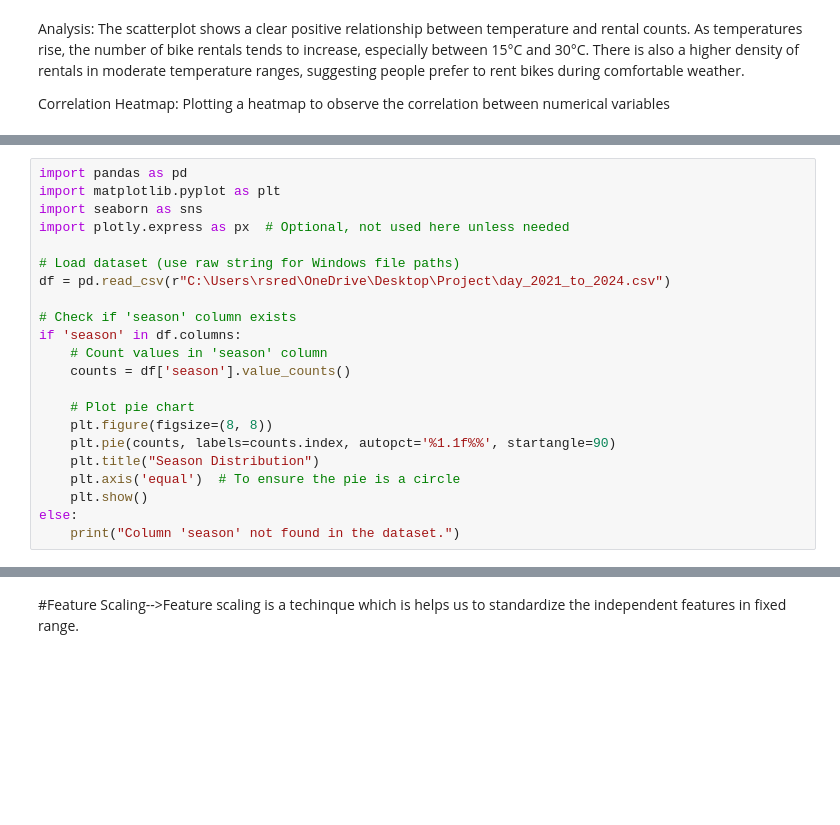
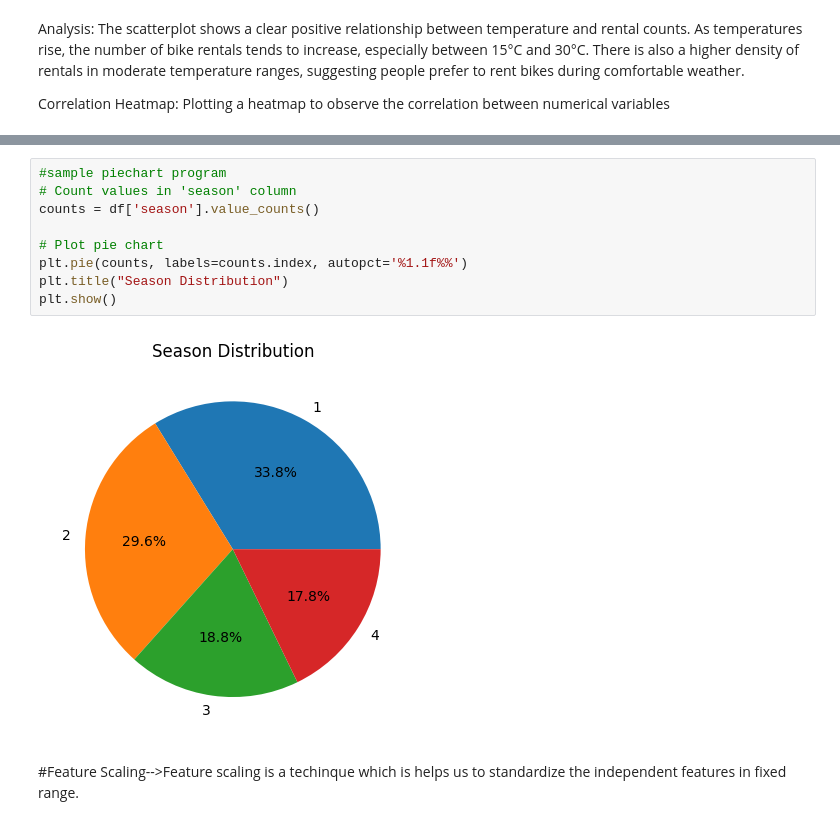
Before and after one commit to nellitejasri30/project, a Jupyter notebook: Riding_into_the_future.ipynb, the cells around one changed output, grey strips where cells are left out. Cells and saved outputs as stored; diff of their text form; blank space fills up the shorter version.

```diff
--- a/Riding_into_the_future.ipynb
+++ b/Riding_into_the_future.ipynb
@@ -153,22 +86,0 @@ plt.show()
-# %%
-import pandas as pd
-import matplotlib.pyplot as plt
-import seaborn as sns
-import plotly.express as px  # Optional, not used here unless needed
-
-# Load dataset (use raw string for Windows file paths)
-df = pd.read_csv(r"C:\Users\rsred\OneDrive\Desktop\Project\day_2021_to_2024.csv")
-
-# Check if 'season' column exists
-if 'season' in df.columns:
-    # Count values in 'season' column
-    counts = df['season'].value_counts()
-
-    # Plot pie chart
-    plt.figure(figsize=(8, 8))
-    plt.pie(counts, labels=counts.index, autopct='%1.1f%%', startangle=90)
-    plt.title("Season Distribution")
-    plt.axis('equal')  # To ensure the pie is a circle
-    plt.show()
-else:
-    print("Column 'season' not found in the dataset.")
@@ -185,2 +87,13 @@ Requirement already satisfied: threadpoolctl>=3.1.0 in c:\users\rsred\pycharmpro
+# %%
+#sample piechart program
+# Count values in 'season' column
+counts = df['season'].value_counts()
+
+# Plot pie chart
+plt.pie(counts, labels=counts.index, autopct='%1.1f%%')
+plt.title("Season Distribution")
+plt.show()
+# %% [output]
+[figure, added]
 # %% [markdown]
 #Feature Scaling-->Feature scaling is a techinque which is helps us to standardize the independent features in fixed range.
```
Also changed, not shown: parts of 24 cells of this notebook.
